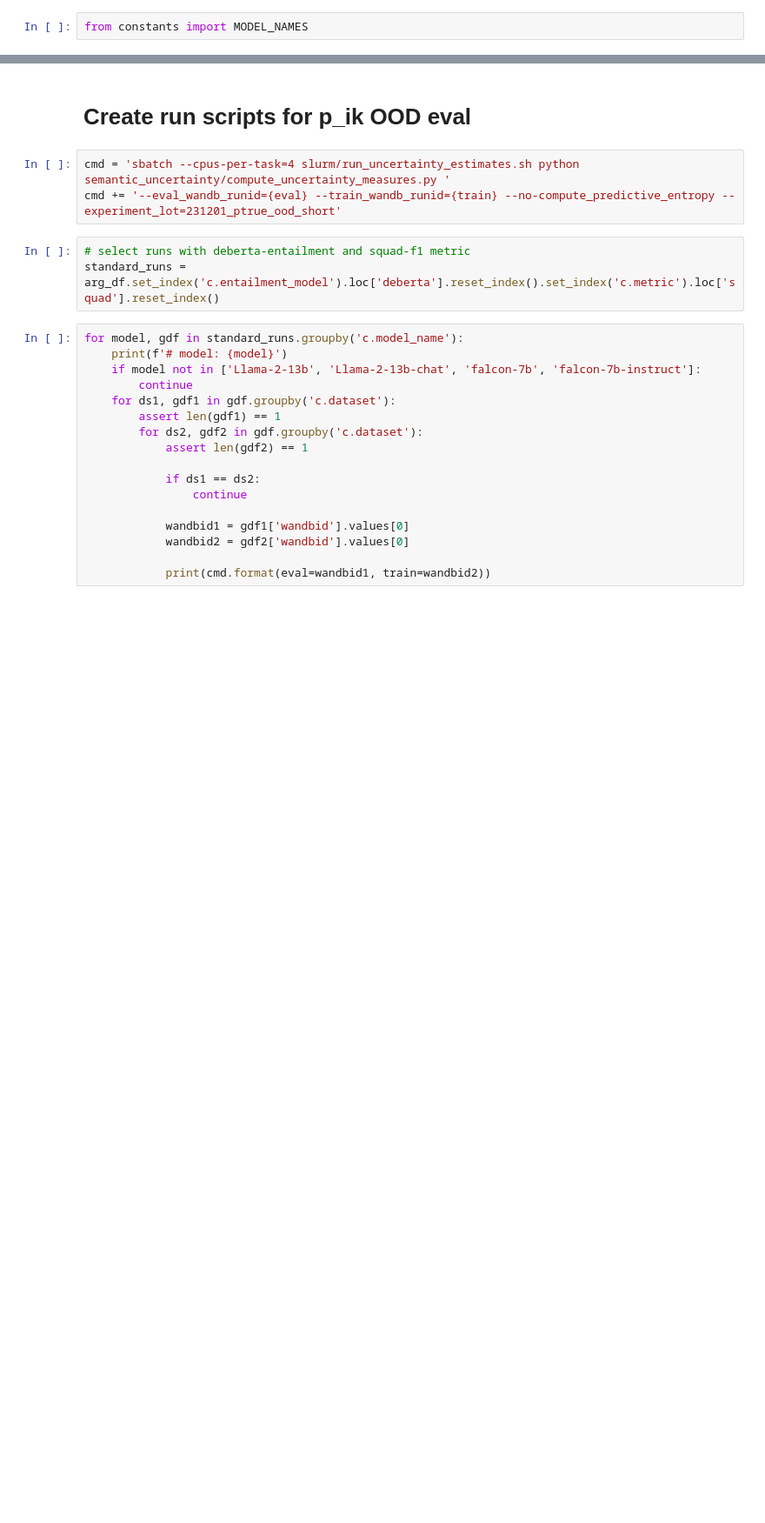
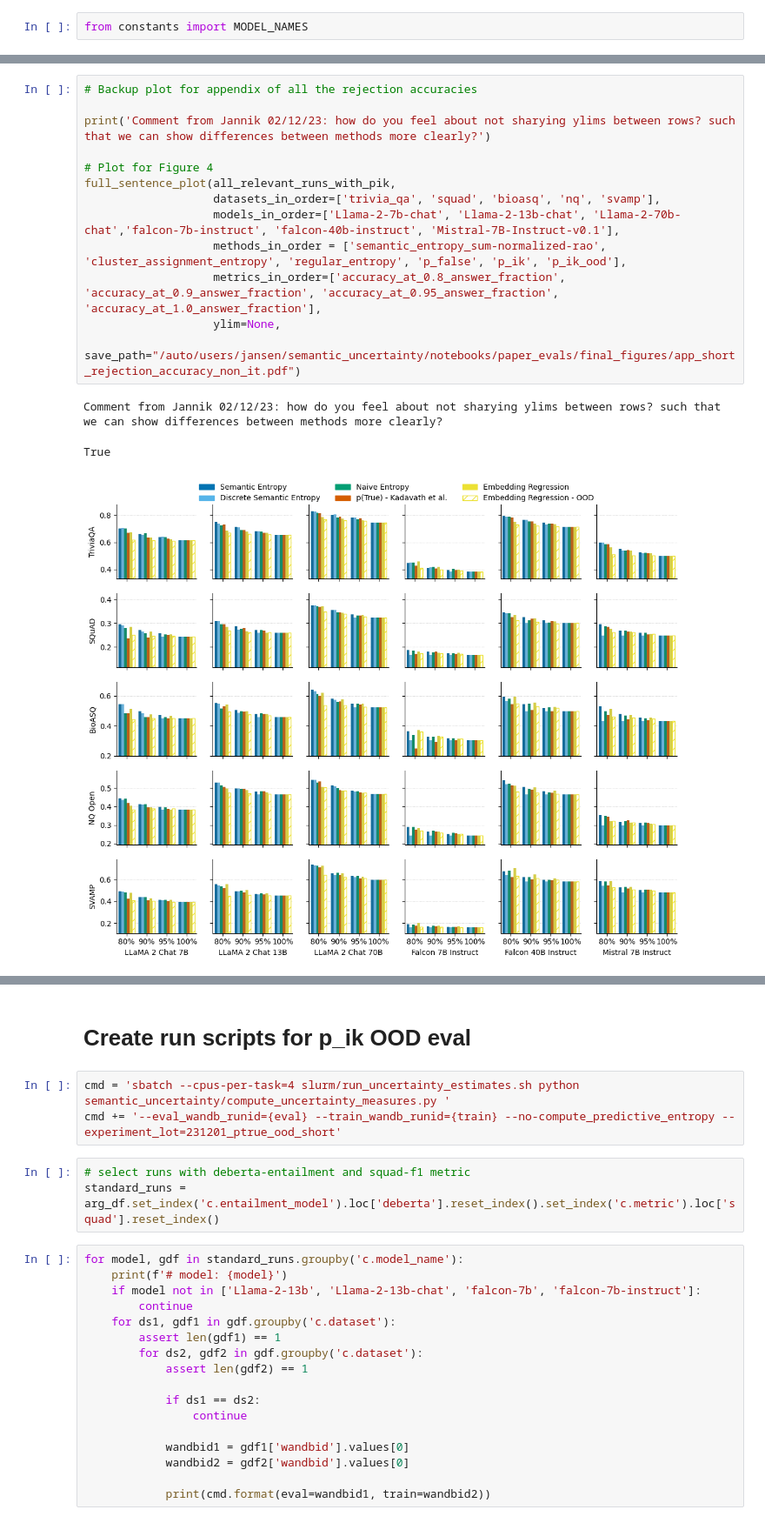
Before and after one commit to JThh/long_hallucinations, a Jupyter notebook: notebooks/paper_evals/25-11-24-short-evaluation.ipynb, the cells around one changed output, grey strips where cells are left out. Shown at 87% size. Cells and saved outputs as stored; diff of their text form; blank space fills up the shorter version.

Commit message:
[Eval] update notebooks

```diff
--- a/notebooks/paper_evals/25-11-24-short-evaluation.ipynb
+++ b/notebooks/paper_evals/25-11-24-short-evaluation.ipynb
@@ -1285,0 +1353,17 @@ True
+# %%
+# Backup plot for appendix of all the rejection accuracies
+
+print('Comment from Jannik 02/12/23: how do you feel about not sharying ylims between rows? such that we can show differences between methods more clearly?')
+
+# Plot for Figure 4
+full_sentence_plot(all_relevant_runs_with_pik,
+                   datasets_in_order=['trivia_qa', 'squad', 'bioasq', 'nq', 'svamp'],
+                   models_in_order=['Llama-2-7b-chat', 'Llama-2-13b-chat', 'Llama-2-70b-chat','falcon-7b-instruct', 'falcon-40b-instruct', 'Mistral-7B-Instruct-v0.1'],
+                   methods_in_order = ['semantic_entropy_sum-normalized-rao', 'cluster_assignment_entropy', 'regular_entropy', 'p_false', 'p_ik', 'p_ik_ood'],
+                   metrics_in_order=['accuracy_at_0.8_answer_fraction', 'accuracy_at_0.9_answer_fraction', 'accuracy_at_0.95_answer_fraction', 'accuracy_at_1.0_answer_fraction'],
+                   ylim=None,
+                   save_path="/auto/users/jansen/semantic_uncertainty/notebooks/paper_evals/final_figures/app_short_rejection_accuracy_non_it.pdf")
+# %% [output]
+Comment from Jannik 02/12/23: how do you feel about not sharying ylims between rows? such that we can show differences between methods more clearly?
+True
+[figure, added]
```
Also changed, not shown: parts of 19 cells of this notebook, 10 other files.
